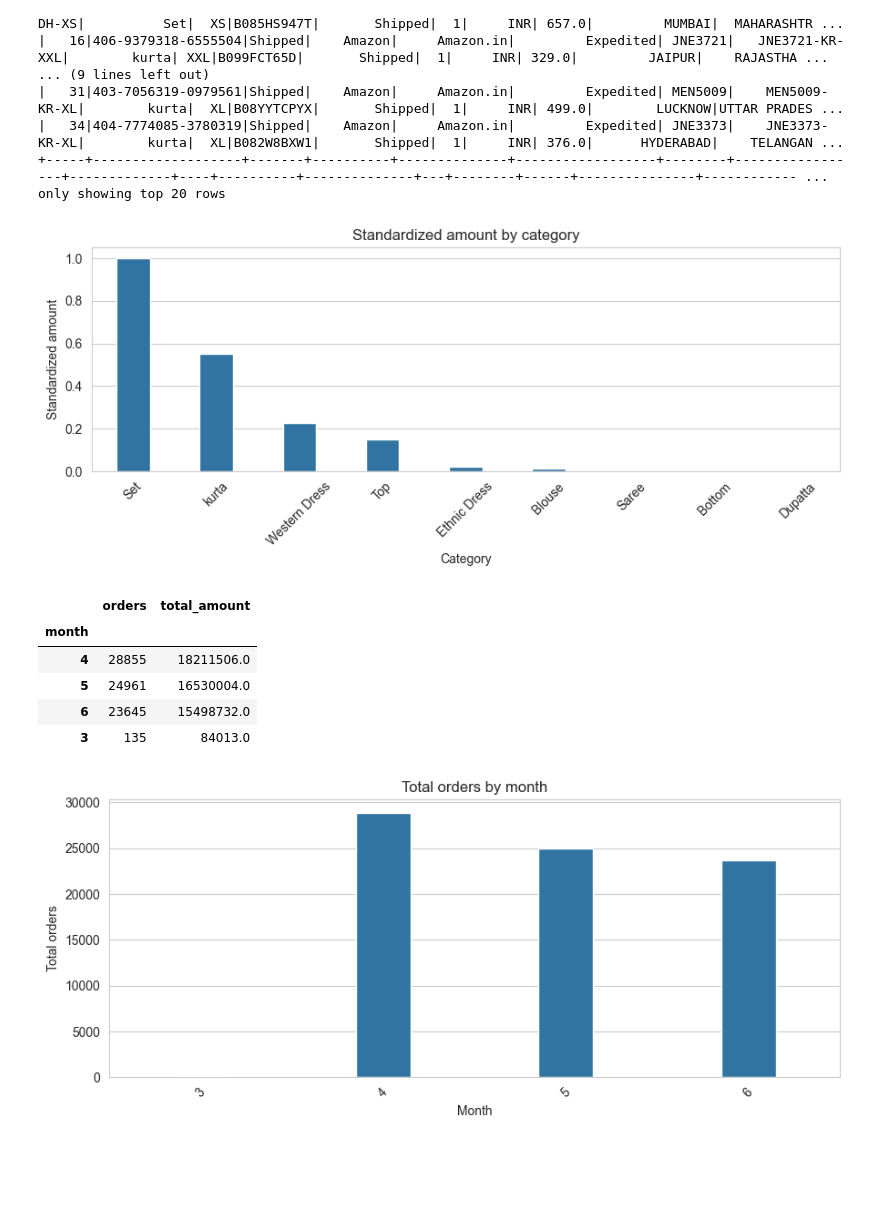
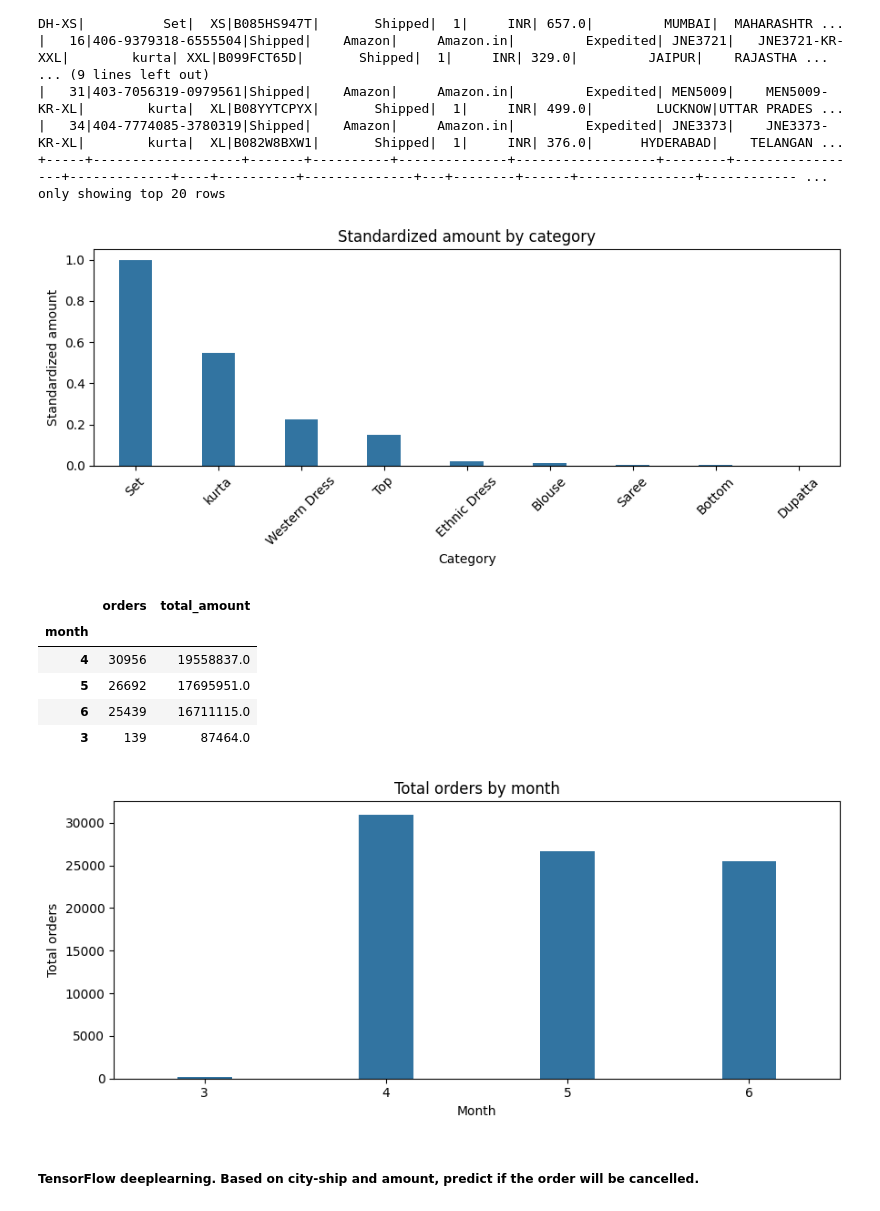
Before and after one commit to ChristianChimi/PySpark-Amazon-Analytics, a Jupyter notebook: Amazon.ipynb, the cells around one changed output. Saved outputs shown, nothing was run; the diff lists cells and outputs as text; code cells hidden in the pictures; blank space fills up the shorter version.

Commit message:
Prediction

```diff
--- a/Amazon.ipynb
+++ b/Amazon.ipynb
@@ -15,8 +18,12 @@ df = spark.read.csv(csv_file_path, header="true", inferSchema=True)
 # %%
 df_clean = (
     df
-    .filter((col("Status").contains("Shipped")) & (col("Fulfilment")=="Amazon") & (col("Sales Channel ")=="Amazon.in"))
-            )
+    .filter(
+        ((col("Status") == "Shipped") | (col("Status") == "Cancelled")) &
+        (col("Fulfilment") == "Amazon") &
+        (col("Sales Channel ") == "Amazon.in")
+    )
+)
 
 df_clean = df_clean.withColumn("parsed_date", to_date("Date", "MM-dd-yy"))
 df_clean = df_clean.withColumn("month", month("parsed_date"))
@@ -65,7 +72,7 @@ plt.xticks(rotation=45)
 plt.tight_layout()
 plt.show()
 # %% [output]
-[figure, old version]
+[figure, new version]
 # %%
 df_month=df_clean.groupBy("month").agg(
     count("Order ID").alias("orders"),
@@ -76,19 +83,20 @@ df_month.set_index("month")
 # %% [output]
 |  | orders | total_amount |
 | month |  |  |
-| 4 | 28855 | 18211506.0 |
-| 5 | 24961 | 16530004.0 |
-| 6 | 23645 | 15498732.0 |
-| 3 | 135 | 84013.0 |
+| 4 | 30956 | 19558837.0 |
+| 5 | 26692 | 17695951.0 |
+| 6 | 25439 | 16711115.0 |
+| 3 | 139 | 87464.0 |
 # %%
 plt.figure(figsize=(9, 4))
 sns.barplot(data=df_month, x="month", y="orders", width=0.3)
 
 plt.title("Total orders by month")
 plt.xlabel("Month")
 plt.ylabel("Total orders")
-plt.xticks(rotation=45)
 plt.tight_layout()
 plt.show()
 # %% [output]
-[figure, old version]
+[figure, new version]
+# %% [markdown]
+##### TensorFlow deeplearning. Based on city-ship and amount, predict if the order will be cancelled.
```
Also changed, not shown: parts of 3 cells of this notebook.
